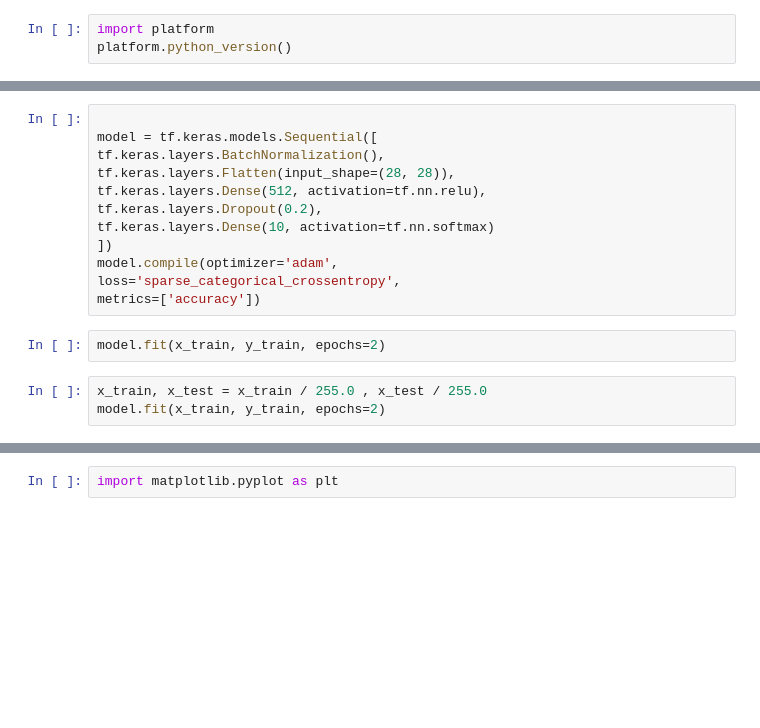
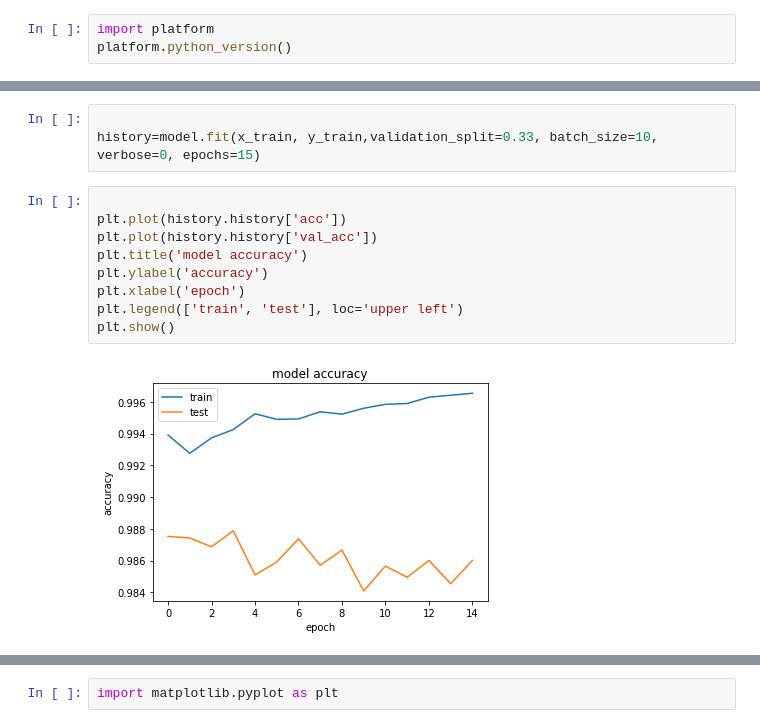
Before and after one commit to epileptickkid/firstwork, a Jupyter notebook: neuralclear.ipynb, the cells around one changed output, grey strips where cells are left out. Saved outputs shown, nothing was run; the diff lists cells and outputs as text; blank space fills up the shorter version.

```diff
--- a/neuralclear.ipynb
+++ b/neuralclear.ipynb
@@ -20,17 +25,14 @@ metrics=['accuracy'])
-# %%
-
-model = tf.keras.models.Sequential([
-tf.keras.layers.BatchNormalization(),
-tf.keras.layers.Flatten(input_shape=(28, 28)),
-tf.keras.layers.Dense(512, activation=tf.nn.relu),
-tf.keras.layers.Dropout(0.2),
-tf.keras.layers.Dense(10, activation=tf.nn.softmax)
-])
-model.compile(optimizer='adam',
-loss='sparse_categorical_crossentropy',
-metrics=['accuracy'])
-# %%
-model.fit(x_train, y_train, epochs=2)
-# %%
-x_train, x_test = x_train / 255.0 , x_test / 255.0
-model.fit(x_train, y_train, epochs=2)
+# %%
+
+history=model.fit(x_train, y_train,validation_split=0.33, batch_size=10, verbose=0, epochs=15)
+# %%
+
+plt.plot(history.history['acc'])
+plt.plot(history.history['val_acc'])
+plt.title('model accuracy')
+plt.ylabel('accuracy')
+plt.xlabel('epoch')
+plt.legend(['train', 'test'], loc='upper left')
+plt.show()
+# %% [output]
+[figure, added]
```
Also changed, not shown: parts of 10 cells of this notebook, 1 other file.
